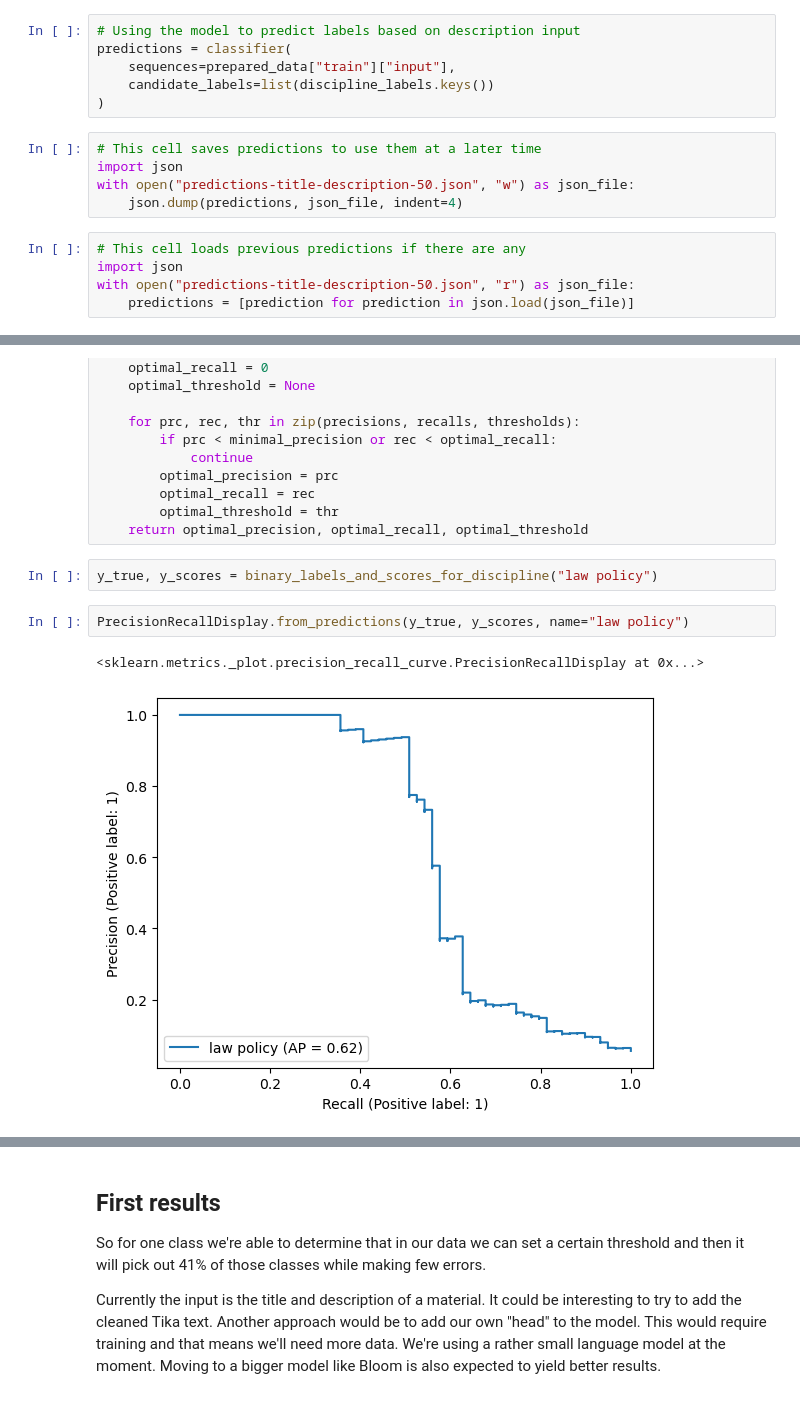
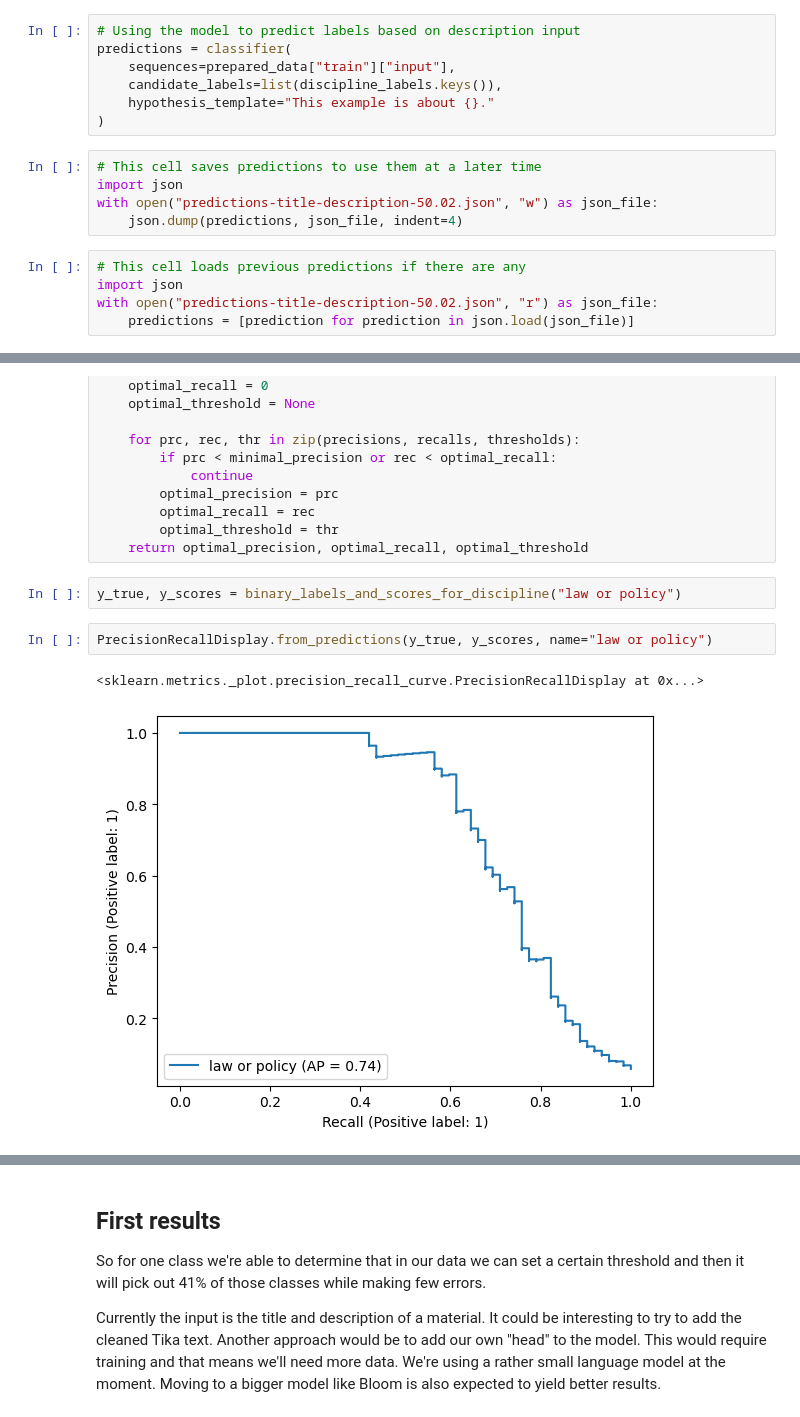
Before and after one commit to surfedushare/autometa, a Jupyter notebook: disciplines/Zero shot classification.ipynb, the cells around one changed output, grey strips where cells are left out. Drawn from its saved outputs; the diff is of its cells as text.

Commit message:
Improves labels

```diff
--- a/disciplines/Zero shot classification.ipynb
+++ b/disciplines/Zero shot classification.ipynb
@@ -138,17 +138,18 @@ Creating classifier on device: cuda:0
 # Using the model to predict labels based on description input
 predictions = classifier(
     sequences=prepared_data["train"]["input"],
-    candidate_labels=list(discipline_labels.keys())
+    candidate_labels=list(discipline_labels.keys()),
+    hypothesis_template="This example is about {}."
 )
 # %%
 # This cell saves predictions to use them at a later time
 import json
-with open("predictions-title-description-50.json", "w") as json_file:
+with open("predictions-title-description-50.02.json", "w") as json_file:
     json.dump(predictions, json_file, indent=4)
 # %%
 # This cell loads previous predictions if there are any
 import json
-with open("predictions-title-description-50.json", "r") as json_file:
+with open("predictions-title-description-50.02.json", "r") as json_file:
     predictions = [prediction for prediction in json.load(json_file)]
 # %%
 # This is what a pipeline prediction looks like
@@ -248,12 +249,12 @@ def determine_threshold(precisions, recalls, thresholds, minimal_precision=.95):
         optimal_threshold = thr
     return optimal_precision, optimal_recall, optimal_threshold
 # %%
-y_true, y_scores = binary_labels_and_scores_for_discipline("law policy")
+y_true, y_scores = binary_labels_and_scores_for_discipline("law or policy")
 # %%
-PrecisionRecallDisplay.from_predictions(y_true, y_scores, name="law policy")
+PrecisionRecallDisplay.from_predictions(y_true, y_scores, name="law or policy")
 # %% [output]
 <sklearn.metrics._plot.precision_recall_curve.PrecisionRecallDisplay at 0x...>
-[figure, old version]
+[figure, new version]
 # %%
 precisions, recalls, thresholds = precision_recall_curve(y_true, y_scores)
 determine_threshold(precisions, recalls, thresholds)
```
Also changed, not shown: parts of 4 cells of this notebook.
